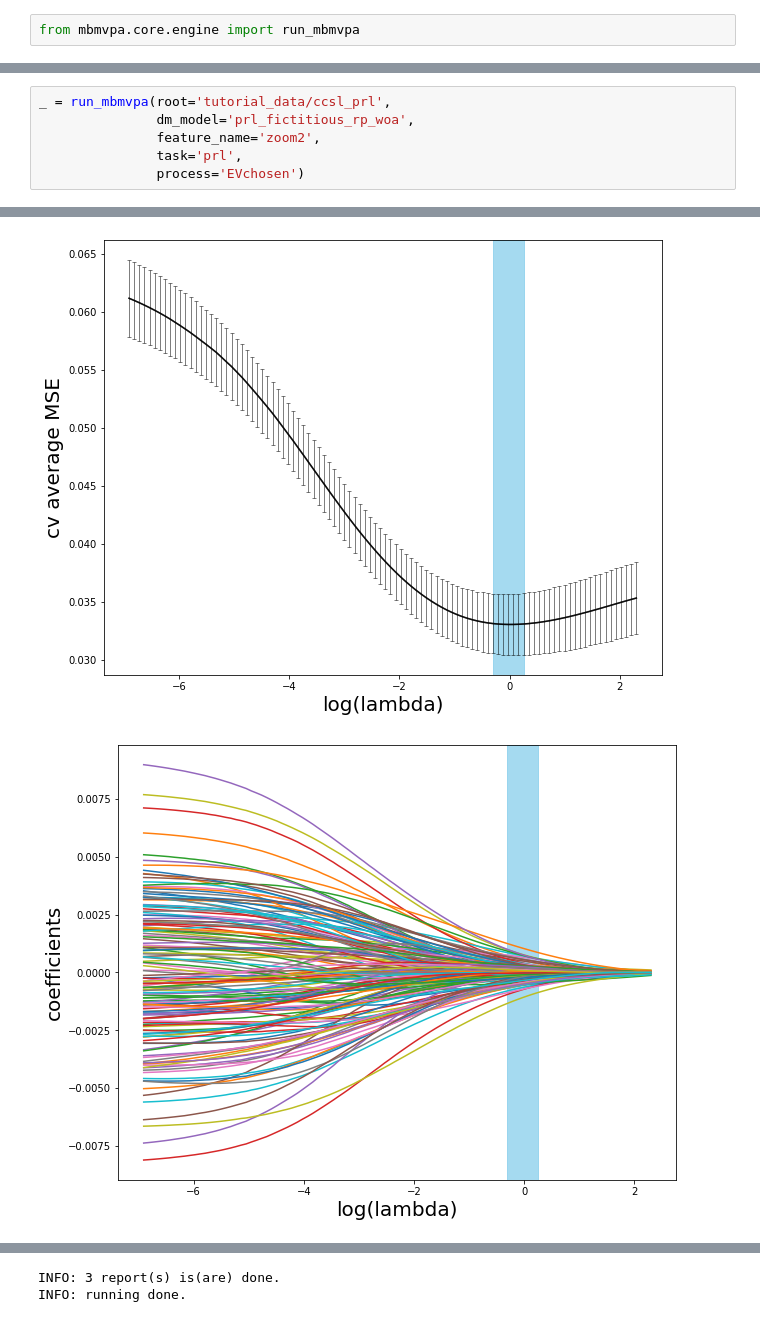
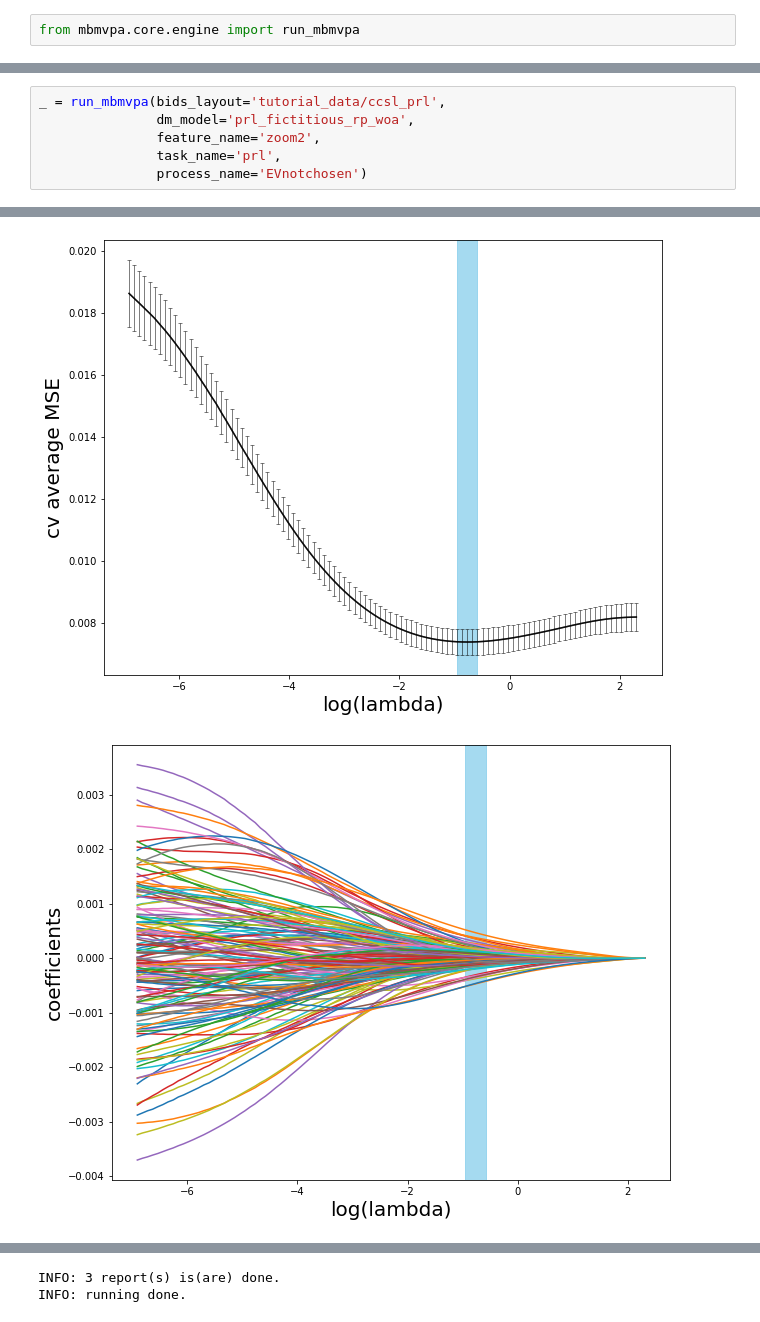
Before and after one commit to CCS-Lab/project_model_based_fmri, a Jupyter notebook: tutorials/tutorial_prl_rpe_oneshot.ipynb, the cells around one changed output, grey strips where cells are left out. Cells and saved outputs as stored; diff of their text form.

```diff
--- a/tutorials/tutorial_prl_rpe_oneshot.ipynb
+++ b/tutorials/tutorial_prl_rpe_oneshot.ipynb
@@ -153,11 +154,11 @@ INFO: results are saved at report_ElasticNet(alpha:0.001)_prlfictitiousrpwoa-prl
 INFO: 3 report(s) is(are) done.
 INFO: running done.
 # %%
-_ = run_mbmvpa(root='tutorial_data/ccsl_prl',
+_ = run_mbmvpa(bids_layout='tutorial_data/ccsl_prl',
                dm_model='prl_fictitious_rp_woa',
                feature_name='zoom2',
-               task='prl',
-               process='EVchosen')
+               task_name='prl',
+               process_name='EVnotchosen')
 # %% [output]
 INFO: start loading BIDSLayout
 INFO: fMRIPrep is loaded
@@ -201,2 +202,2 @@ INFO: results are saved at report_ElasticNet(alpha:0.001)_prlfictitiousrpwoa-prl
-[figure, old version]
+[figure, new version]
-[figure, old version]
+[figure, new version]
```
Also changed, not shown: parts of 4 cells of this notebook, 5 other files.
